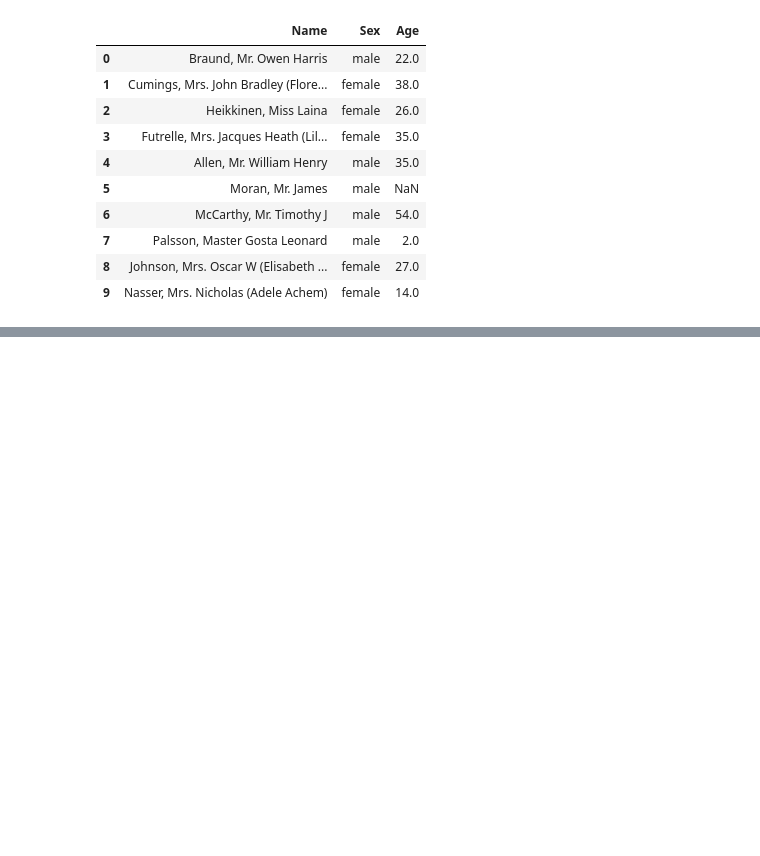
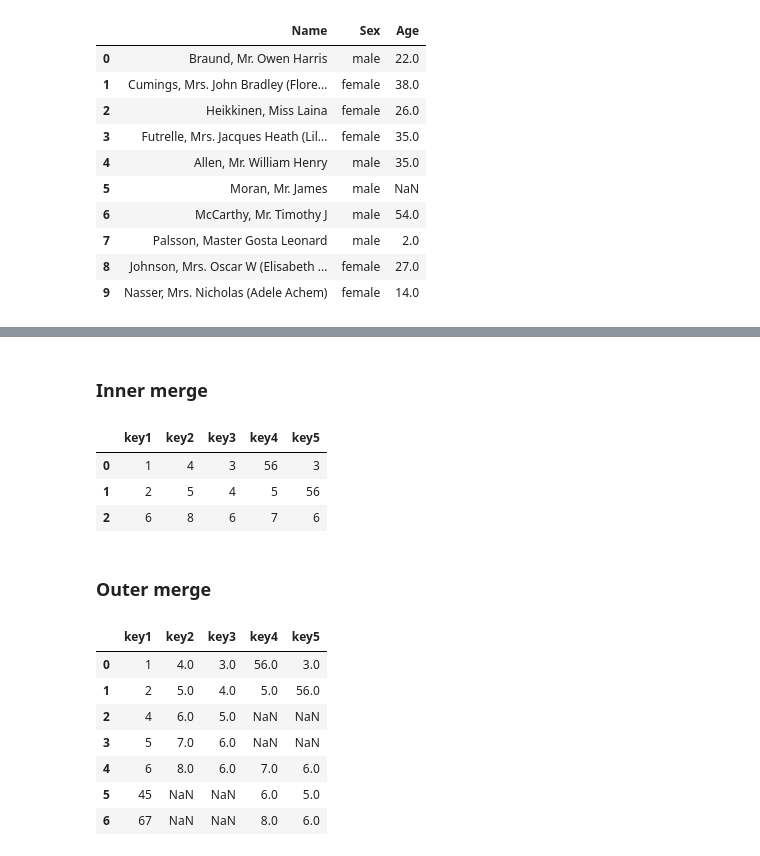
Before and after one commit to prA-G/DailyPythonNotes, a Jupyter notebook: 19_Pandas_Advance.ipynb, the cells around one changed output, grey strips where cells are left out. Drawn from its saved outputs; the diff is of its cells as text; code cells hidden in the pictures; blank space fills up the shorter version.

```diff
--- a/19_Pandas_Advance.ipynb
+++ b/19_Pandas_Advance.ipynb
@@ -1091,0 +1177,22 @@ pd.concat([df1, df2])
+# %% [markdown]
+### Inner merge
+# %%
+pd.merge(df1, df2, how='inner')
+# %% [output]
+|  | key1 | key2 | key3 | key4 | key5 |
+| 0 | 1 | 4 | 3 | 56 | 3 |
+| 1 | 2 | 5 | 4 | 5 | 56 |
+| 2 | 6 | 8 | 6 | 7 | 6 |
+# %% [markdown]
+### Outer merge
+# %%
+pd.merge(df1, df2, how='outer')
+# %% [output]
+|  | key1 | key2 | key3 | key4 | key5 |
+| 0 | 1 | 4.0 | 3.0 | 56.0 | 3.0 |
+| 1 | 2 | 5.0 | 4.0 | 5.0 | 56.0 |
+| 2 | 4 | 6.0 | 5.0 | NaN | NaN |
+| 3 | 5 | 7.0 | 6.0 | NaN | NaN |
+| 4 | 6 | 8.0 | 6.0 | 7.0 | 6.0 |
+| 5 | 45 | NaN | NaN | 6.0 | 5.0 |
+| 6 | 67 | NaN | NaN | 8.0 | 6.0 |
```
Also changed, not shown: parts of 19 cells of this notebook.
